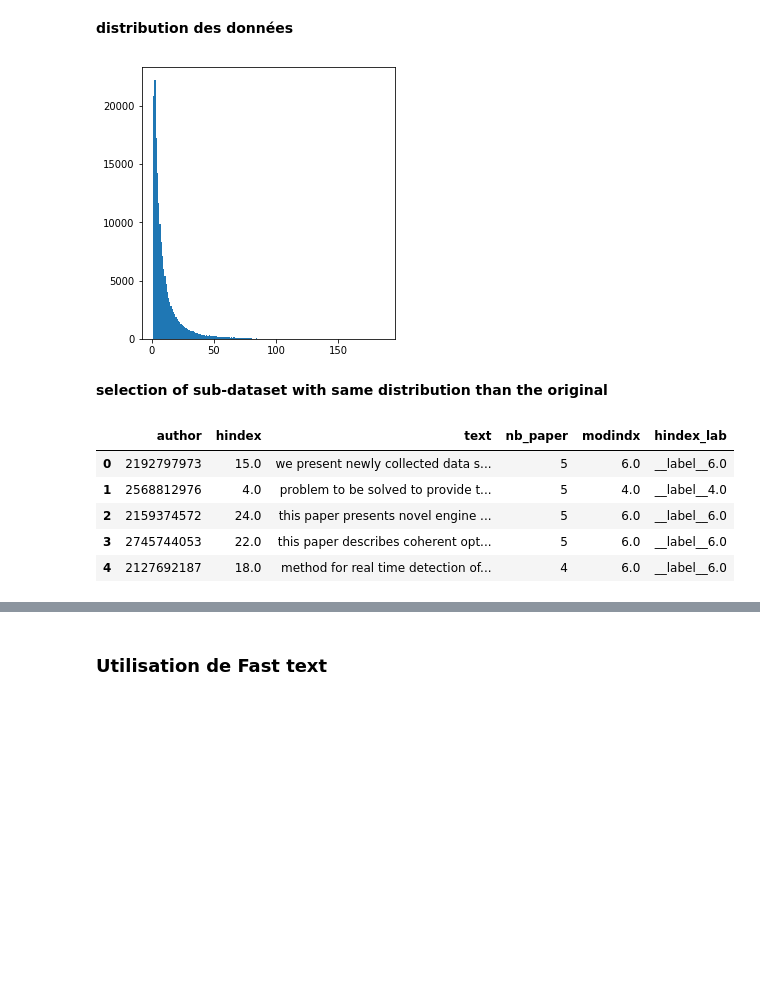
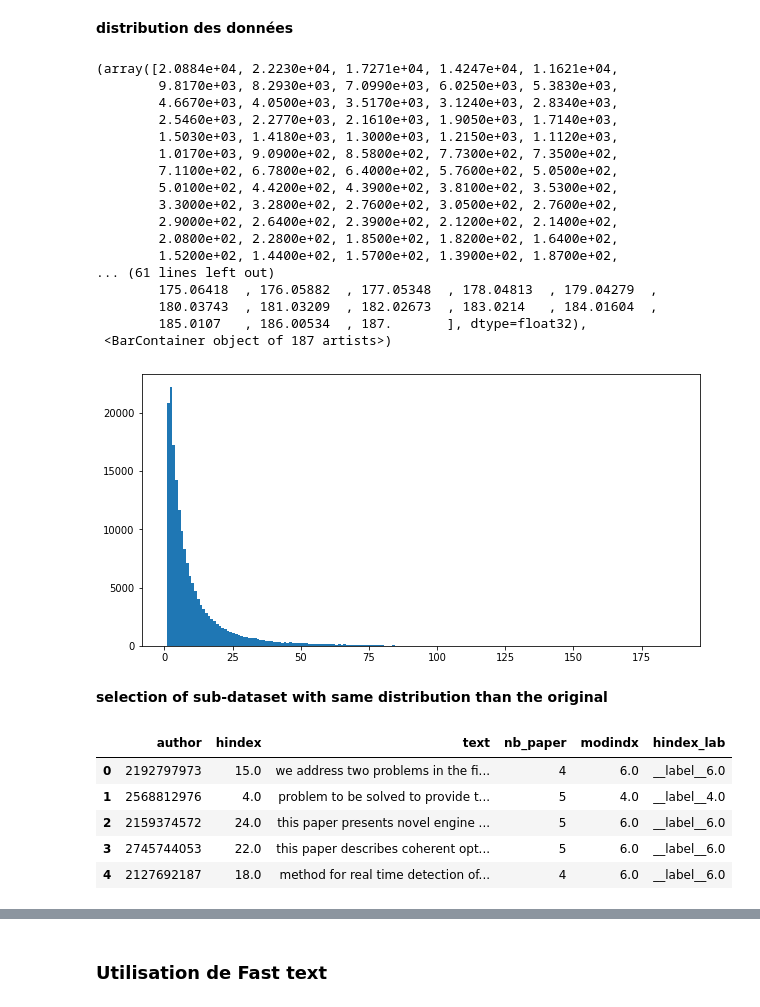
Before and after one commit to gostreap/h_index, a Jupyter notebook: src/fasttext.ipynb, the cells around one changed output, grey strips where cells are left out. Cells and saved outputs as stored; diff of their text form; code cells hidden in the pictures; blank space fills up the shorter version.

```diff
--- a/src/fasttext.ipynb
+++ b/src/fasttext.ipynb
@@ -14,21 +14,38 @@ train,n_train = get_train_data()
 test,n_test = get_test_data()
 # %%
 plt.figure(figsize=(10,5))
-plt.subplot(1,2,1).hist(train['hindex'],bins=187)
+plt.hist(x=train['hindex'],bins=187)
 # %% [output]
+(array([2.0884e+04, 2.2230e+04, 1.7271e+04, 1.4247e+04, 1.1621e+04,
+        9.8170e+03, 8.2930e+03, 7.0990e+03, 6.0250e+03, 5.3830e+03,
+        4.6670e+03, 4.0500e+03, 3.5170e+03, 3.1240e+03, 2.8340e+03,
+        2.5460e+03, 2.2770e+03, 2.1610e+03, 1.9050e+03, 1.7140e+03,
+        1.5030e+03, 1.4180e+03, 1.3000e+03, 1.2150e+03, 1.1120e+03,
+        1.0170e+03, 9.0900e+02, 8.5800e+02, 7.7300e+02, 7.3500e+02,
+        7.1100e+02, 6.7800e+02, 6.4000e+02, 5.7600e+02, 5.0500e+02,
+        5.0100e+02, 4.4200e+02, 4.3900e+02, 3.8100e+02, 3.5300e+02,
+        3.3000e+02, 3.2800e+02, 2.7600e+02, 3.0500e+02, 2.7600e+02,
+        2.9000e+02, 2.6400e+02, 2.3900e+02, 2.1200e+02, 2.1400e+02,
+        2.0800e+02, 2.2800e+02, 1.8500e+02, 1.8200e+02, 1.6400e+02,
+        1.5200e+02, 1.4400e+02, 1.5700e+02, 1.3900e+02, 1.8700e+02,
+... (61 lines left out)
+        175.06418  , 176.05882  , 177.05348  , 178.04813  , 179.04279  ,
+        180.03743  , 181.03209  , 182.02673  , 183.0214   , 184.01604  ,
+        185.0107   , 186.00534  , 187.       ], dtype=float32),
+ <BarContainer object of 187 artists>)
-[figure, old version]
+[figure, new version]
 # %% [markdown]
 **selection of sub-dataset with same distribution than the original**
 # %%
 data_path = "../tmp/data_10000.csv"
-data = preprocessing2_for_fastText(10000,train)
-data.to_csv(data_path,index=None)
+# data = preprocessing2_for_fastText(10000,train)
+# data.to_csv(data_path,index=None)
 data2 = pd.read_csv(data_path)
 data2 = small_class(data2, 6)
 data2.head()
 # %% [output]
 |  | author | hindex | text | nb_paper | modindx | hindex_lab |
-| 0 | 2192797973 | 15.0 | we present newly collected data s... | 5 | 6.0 | __label__6.0 |
+| 0 | 2192797973 | 15.0 | we address two problems in the fi... | 4 | 6.0 | __label__6.0 |
 | 1 | 2568812976 | 4.0 | problem to be solved to provide t... | 5 | 4.0 | __label__4.0 |
 | 2 | 2159374572 | 24.0 | this paper presents novel engine ... | 5 | 6.0 | __label__6.0 |
 | 3 | 2745744053 | 22.0 | this paper describes coherent opt... | 5 | 6.0 | __label__6.0 |
```
Also changed, not shown: parts of 16 cells of this notebook.
